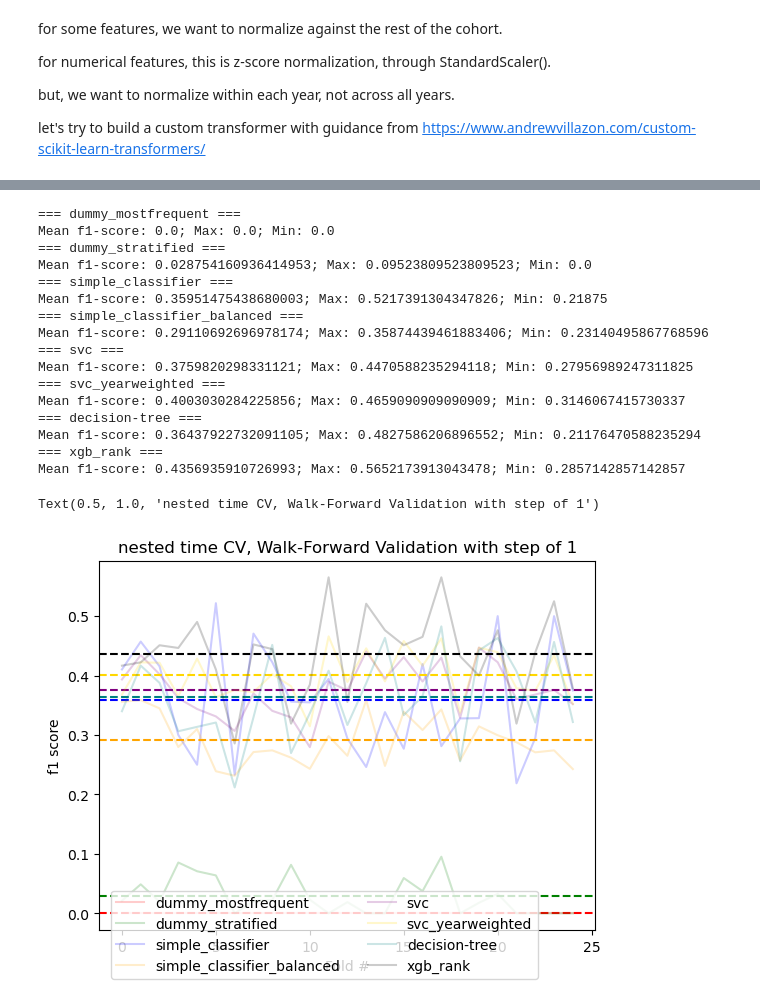
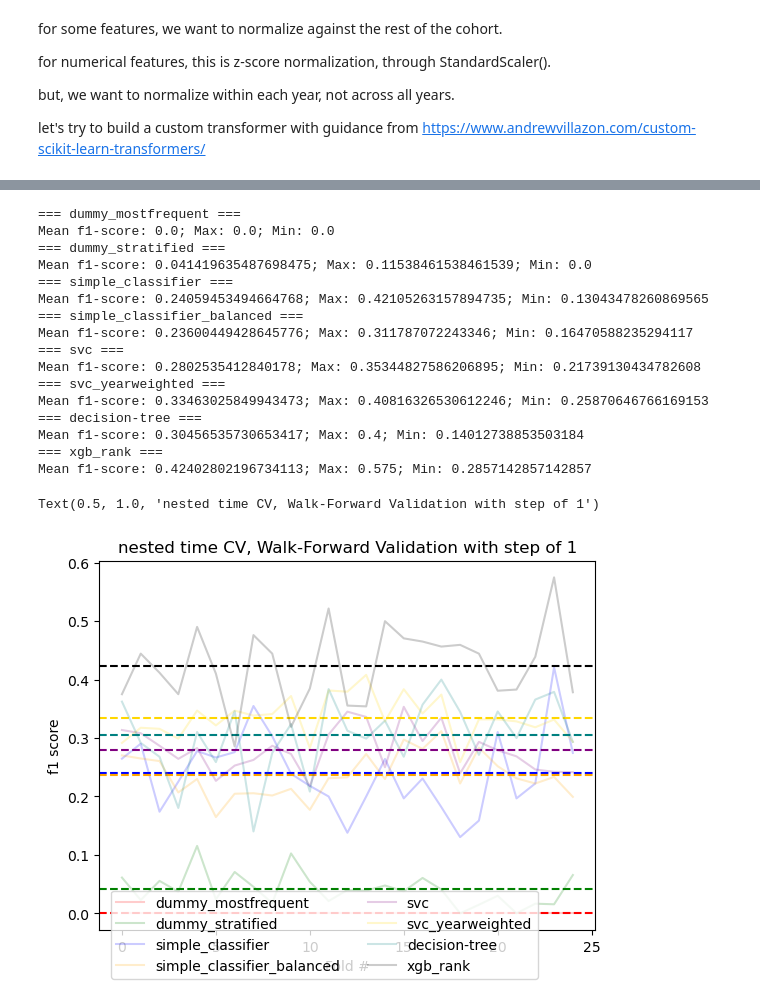
Before and after one commit to Erdos-Projects/summer26-nomination-worthy-books, a Jupyter notebook: exploratory-data-analysis/baseline_tests/model_tests_yilda.ipynb, the cells around one changed output, grey strips where cells are left out. Drawn from its saved outputs; the diff is of its cells as text; code cells hidden in the pictures.

```diff
--- a/exploratory-data-analysis/baseline_tests/model_tests_yilda.ipynb
+++ b/exploratory-data-analysis/baseline_tests/model_tests_yilda.ipynb
@@ -227,7 +227,7 @@ class YearlyGenreTagScaler(BaseEstimator, TransformerMixin):
             similarity_series.loc[data.index] = book_mean_similarity
 
         X['cohort_similiarity'] = similarity_series
-        return X.drop(columns=[self.year_column])
+        return X.drop(columns=self.tag_columns+ [self.year_column])
 # %%
 from sklearn.pipeline import Pipeline
 from sklearn.compose import ColumnTransformer
@@ -352,6 +352,8 @@ features = numerical_features + categorical_features + list(tag_dataframe.column
 i = 0
 
 fig = plt.figure()
+
+confusion_matrices = {}
 
 for name, model in models.items():
     print("=== {} ===".format(name))
@@ -394,9 +396,14 @@ for name, model in models.items():
 
         tn, fp, fn, tp = confusion_matrix(book_val['target'], ypred).ravel().tolist()
 
+        conf = confusion_matrix(book_val['target'], ypred, normalize='true')#.ravel().tolist()
+        confs += conf / len(windows)
+
         # print(" Fold {}: f1-score of {}, tp: {}, fn: {}".format(num + 1, score, tp, fn))
 
         mean_score += score / len(windows)
+
+    confusion_matrices[name] = confs
 
     print("Mean f1-score: {}; Max: {}; Min: {}".format(mean_score, max(scores), min(scores)))
 
@@ -509,11 +514,14 @@ i = 0
 
 fig = plt.figure()
 
+confusion_matrices = {}
+
 for name, model in models_2.items():
     print("=== {} ===".format(name))
 
     mean_score = 0
     scores = []
+    confs = np.zeros((2,2))
 
     for num, fold in enumerate(windows):
         book_train = fold[0]
@@ -555,39 +563,42 @@ for name, model in models_2.items():
 
         scores.append(score)
 
-        tn, fp, fn, tp = confusion_matrix(book_val['target'], ypred).ravel().tolist()
+        conf = confusion_matrix(book_val['target'], ypred, normalize='true')#.ravel().tolist()
+        confs += conf / len(windows)
 
         # print(" Fold {}: f1-score of {}, tp: {}, fn: {}".format(num + 1, score, tp, fn))
 
         mean_score += score / len(windows)
 
     print("Mean f1-score: {}; Max: {}; Min: {}".format(mean_score, max(scores), min(scores)))
+
+    confusion_matrices[name] = confs
 
     plt.plot(list(range(len(windows))), scores, label = name, alpha = 0.2, color=colors[i])
     plt.axhline(mean_score, color=colors[i], linestyle='dashed')
     i += 1
 
 plt.xlabel("Fold #")
 plt.ylabel("f1 score")
 
 fig.legend(loc="lower center", ncol = 2)
 plt.title("nested time CV, Walk-Forward Validation with step of 1")
 # %% [output]
 === dummy_mostfrequent ===
 Mean f1-score: 0.0; Max: 0.0; Min: 0.0
 === dummy_stratified ===
-Mean f1-score: 0.028754160936414953; Max: 0.09523809523809523; Min: 0.0
+Mean f1-score: 0.041419635487698475; Max: 0.11538461538461539; Min: 0.0
 === simple_classifier ===
-Mean f1-score: 0.35951475438680003; Max: 0.5217391304347826; Min: 0.21875
+Mean f1-score: 0.24059453494664768; Max: 0.42105263157894735; Min: 0.13043478260869565
 === simple_classifier_balanced ===
-Mean f1-score: 0.29110692696978174; Max: 0.35874439461883406; Min: 0.23140495867768596
+Mean f1-score: 0.23600449428645776; Max: 0.311787072243346; Min: 0.16470588235294117
 === svc ===
-Mean f1-score: 0.3759820298331121; Max: 0.4470588235294118; Min: 0.27956989247311825
+Mean f1-score: 0.2802535412840178; Max: 0.35344827586206895; Min: 0.21739130434782608
 === svc_yearweighted ===
-Mean f1-score: 0.4003030284225856; Max: 0.4659090909090909; Min: 0.3146067415730337
+Mean f1-score: 0.33463025849943473; Max: 0.40816326530612246; Min: 0.25870646766169153
 === decision-tree ===
-Mean f1-score: 0.36437922732091105; Max: 0.4827586206896552; Min: 0.21176470588235294
+Mean f1-score: 0.30456535730653417; Max: 0.4; Min: 0.14012738853503184
 === xgb_rank ===
-Mean f1-score: 0.4356935910726993; Max: 0.5652173913043478; Min: 0.2857142857142857
+Mean f1-score: 0.42402802196734113; Max: 0.575; Min: 0.2857142857142857
 Text(0.5, 1.0, 'nested time CV, Walk-Forward Validation with step of 1')
-[figure, old version]
+[figure, new version]
```
Also changed, not shown: parts of 5 cells of this notebook.
